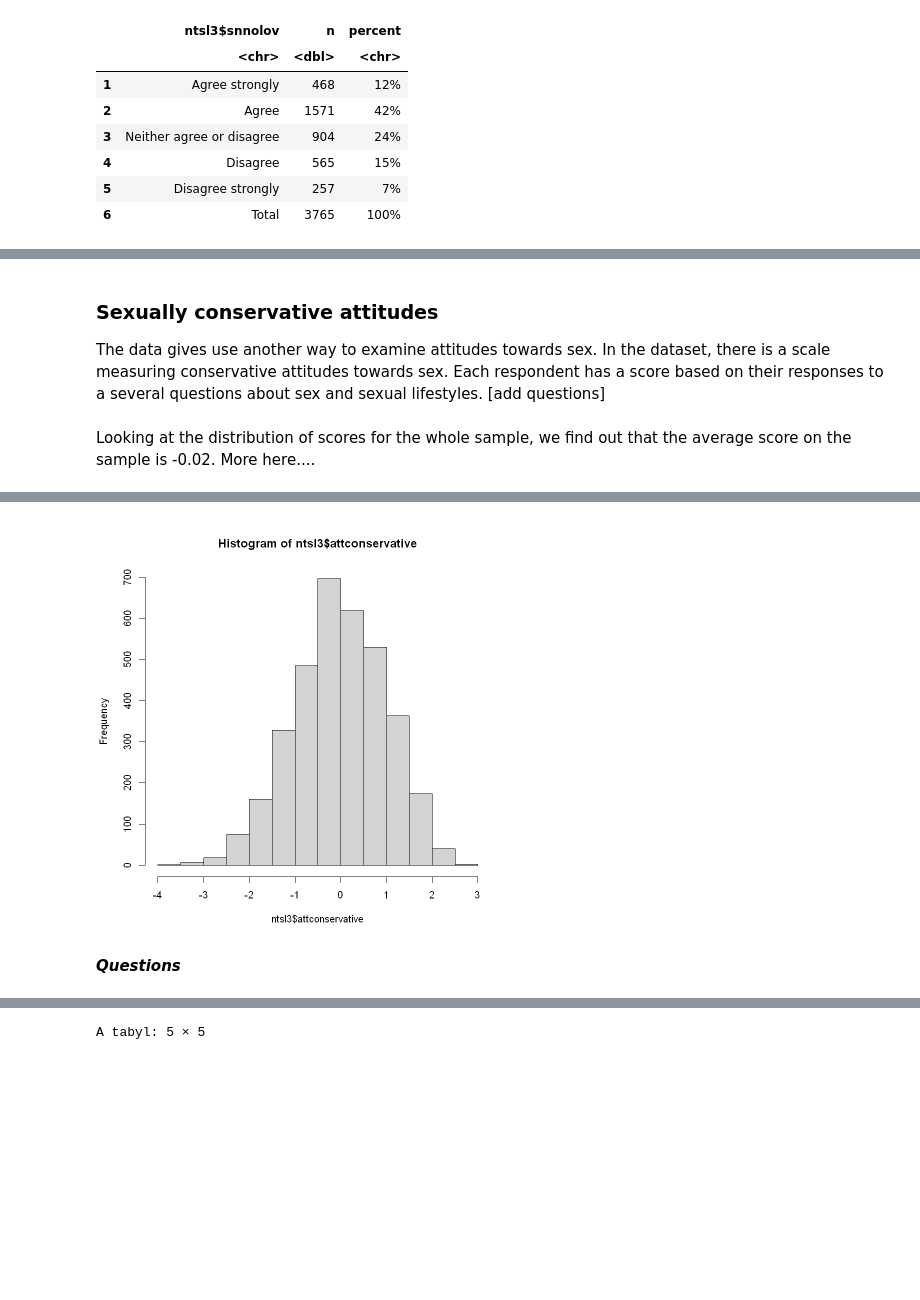
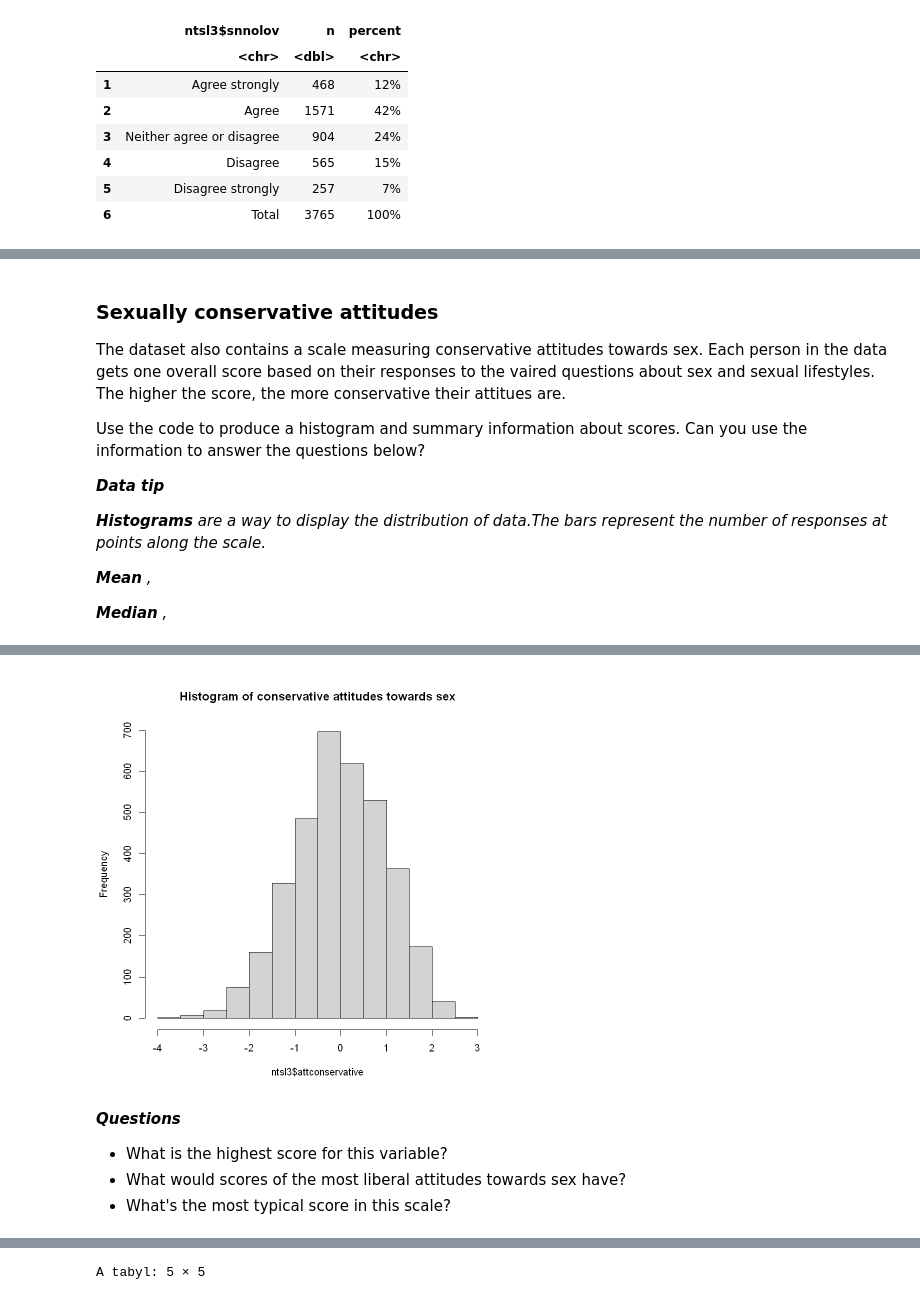
Before and after one commit to JenniferLB/Explore-UKDS-data, a Jupyter notebook: SexReligion.ipynb, the cells around one changed output, grey strips where cells are left out. Drawn from its saved outputs; the diff is of its cells as text; code cells hidden in the pictures; blank space fills up the shorter version.

```diff
--- a/SexReligion.ipynb
+++ b/SexReligion.ipynb
@@ -65,10 +78,16 @@ Below is some code to open the dataset and print a list of the variables.
 # %%
 setwd("C:/Users/rjpra/OneDrive/Documents/GitHub/Explore-UKDS-data/Data")
 ntsl3 <- haven::read_sav("UKDA-8786-spss/spss/spss25/natsal_3_teaching_open.sav")
-
-#turn into factors
 ntsl3$religimp <- as_factor(ntsl3$religimp)
 ntsl3$snnolov <- as_factor(ntsl3$snnolov)
+ntsl3$snnolov <-recode_factor(ntsl3$snnolov, "Don't know" = NA_character_)
+ntsl3$snpres <- as_factor(ntsl3$snpres)
+ntsl3$snpres <-recode_factor(ntsl3$snpres, "Don't know" = NA_character_)
+ntsl3$snmedia<- as_factor(ntsl3$snmedia)
+ntsl3$snmedia <-recode_factor(ntsl3$snmedia, "Don't know" = NA_character_)
+ntsl3$snearly<- as_factor(ntsl3$snearly)
+ntsl3$snearly <-recode_factor(ntsl3$snearly, "Don't know" = NA_character_)
 
-# deal with missing values
-ntsl3$snnolov <-recode_factor(ntsl3$snnolov, "Don't know" = NA_character_)
+ntsl3$rsex<- as_factor(ntsl3$rsex)
+colnames (ntsl3)
+head(ntsl3)
@@ -155,13 +212,21 @@ So from the data here, it seems just over half the British public are comfortabl
 # %% [markdown]
 ### Sexually conservative attitudes
 
-The data gives use another way to examine attitudes towards sex. In the dataset, there is a scale measuring conservative attitudes towards sex. Each respondent has a score based on their responses to a several questions about sex and sexual lifestyles.
-[add questions]
+The dataset also contains a scale measuring conservative attitudes towards sex. Each person in the data gets one overall score based on their responses to the vaired questions about sex and sexual lifestyles. The higher the score,  the more conservative their attitues are.
+
+Use the code to produce a histogram and summary information about scores. Can you use the information to answer the questions below?
+
+***Data tip***
+
+***Histograms*** *are a way to display the distribution of data.The bars represent the number of responses at points along the scale.*
+
+***Mean*** *,*
+
+***Median*** *,*
-# %% [markdown]
-Looking at the distribution of scores for the whole sample, we find out that the average score on the sample is -0.02.
-More here....
 # %%
 # produce mean score and histogram
-hist(ntsl3$attconservative)
-summary(ntsl3$attconservative, na.rm = T)
+hist(ntsl3$attconservative,
+     main="Histogram of conservative attitudes towards sex")
+
+summary(ntsl3$attconservative, na.rm = T, digits=1)
 # %% [output]
@@ -170,3 +235,7 @@ summary(ntsl3$attconservative, na.rm = T)
-[figure, old version]
+[figure, new version]
 # %% [markdown]
 ***Questions***
+
+* What is the highest score for this variable?
+* What would scores of the most liberal attitudes towards sex have?
+* What's the most typical score in this scale?
```
Also changed, not shown: parts of 31 cells of this notebook.
